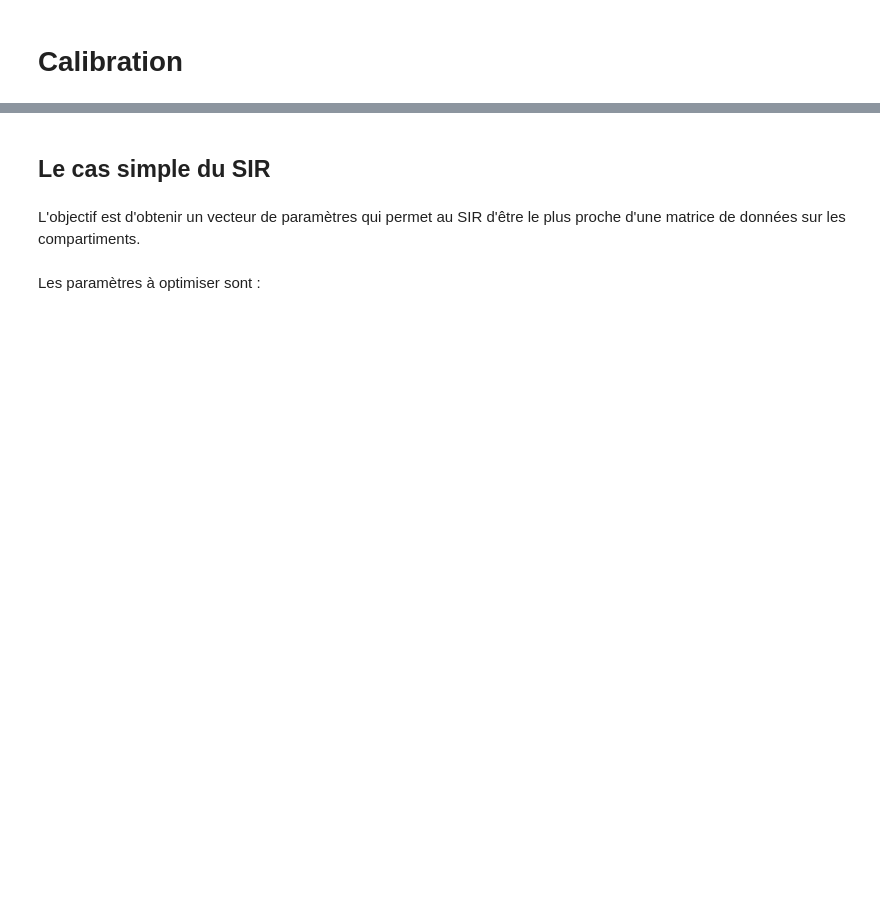
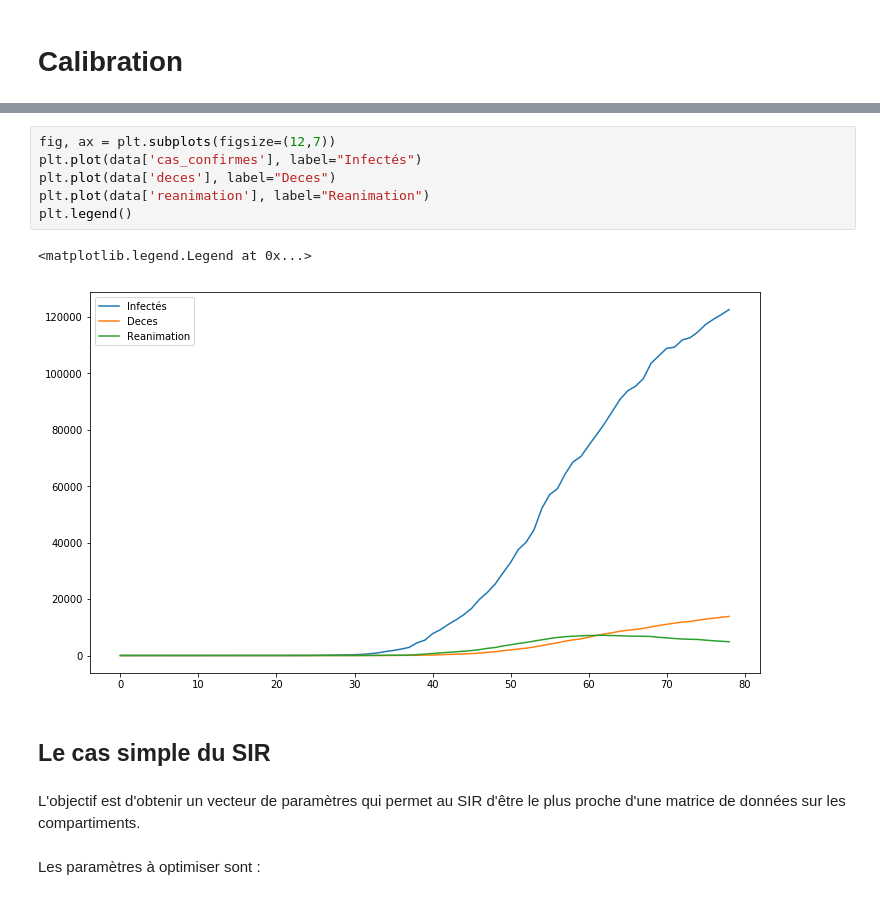
Before and after one commit to cristal-smac/mas_basics, a Jupyter notebook: covid_simulation.ipynb, the cells around one changed output, grey strips where cells are left out. Drawn from its saved outputs; the diff is of its cells as text; blank space fills up the shorter version.

```diff
--- a/covid_simulation.ipynb
+++ b/covid_simulation.ipynb
@@ -509,3 +568,12 @@ def SIR_increment(I, S, R, G, M, liste_tauxTransmiss, tauxRemis, tauxGraves, tau
+# %%
+fig, ax = plt.subplots(figsize=(12,7))
+plt.plot(data['cas_confirmes'], label="Infectés")
+plt.plot(data['deces'], label="Deces")
+plt.plot(data['reanimation'], label="Reanimation")
+plt.legend()
+# %% [output]
+<matplotlib.legend.Legend at 0x...>
+[figure, added]
 # %% [markdown]
 ## Le cas simple du SIR
 # %% [markdown]
```
Also changed, not shown: parts of 62 cells of this notebook, 1 other file.
